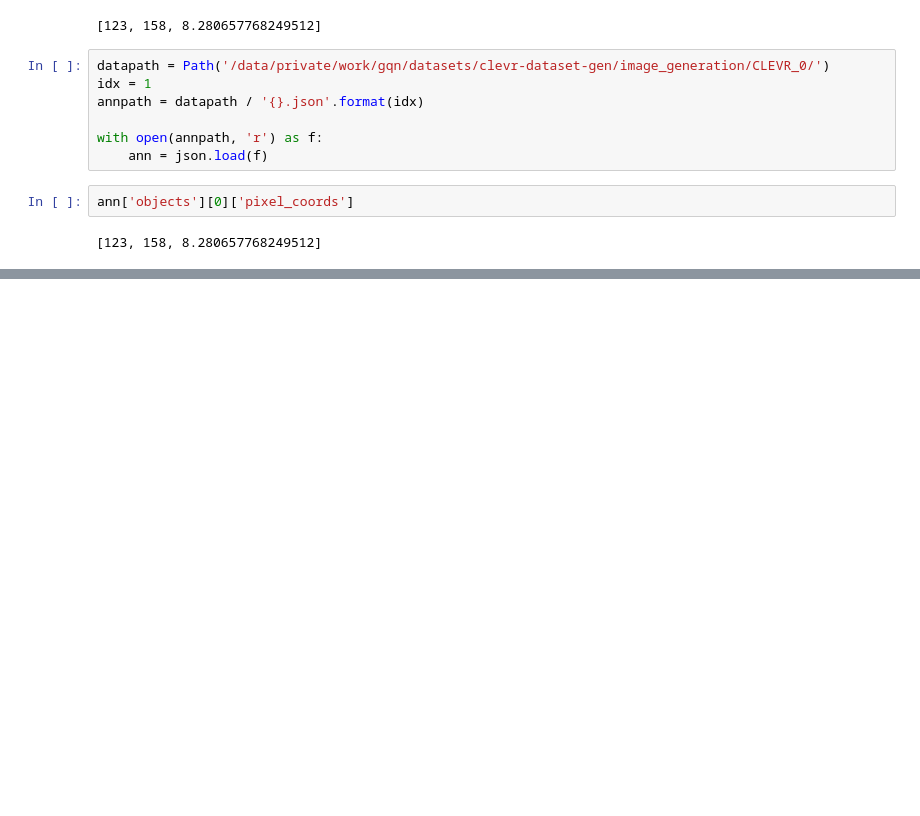
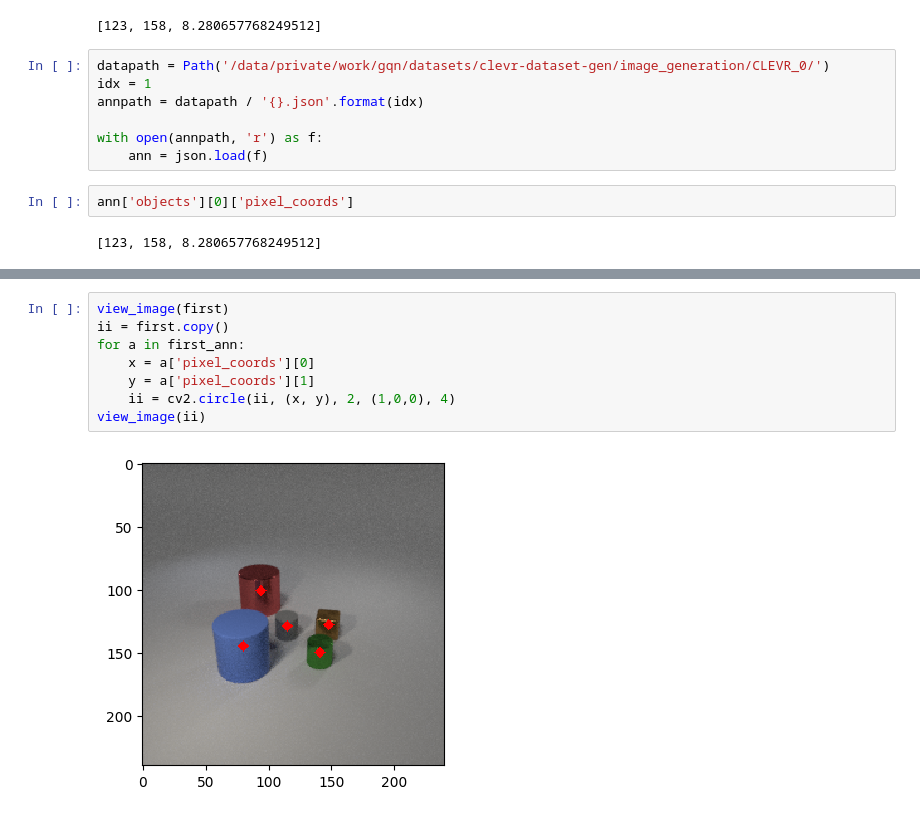
Before and after one commit to jihoonl/clevr-dataset-gen, a Jupyter notebook: notebooks/masking_test.ipynb, the cells around one changed output, grey strips where cells are left out. Drawn from its saved outputs; the diff is of its cells as text; blank space fills up the shorter version.

```diff
--- a/notebooks/masking_test.ipynb
+++ b/notebooks/masking_test.ipynb
@@ -166,0 +184,10 @@ ann['objects'][0]['pixel_coords']
+# %%
+view_image(first)
+ii = first.copy()
+for a in first_ann:
+    x = a['pixel_coords'][0]
+    y = a['pixel_coords'][1]
+    ii = cv2.circle(ii, (x, y), 2, (1,0,0), 4)
+view_image(ii)
+# %% [output]
+[figure, added]
```
Also changed, not shown: parts of 8 cells of this notebook, 1 other file.
